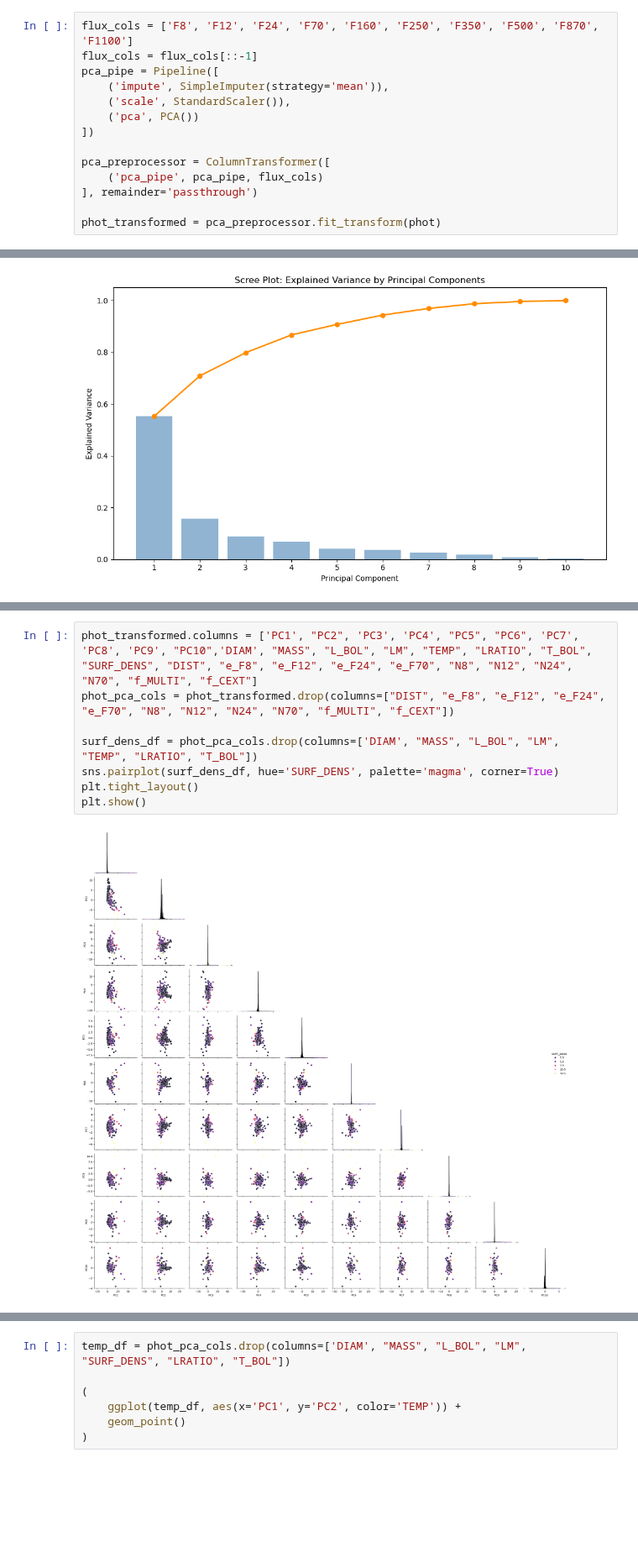
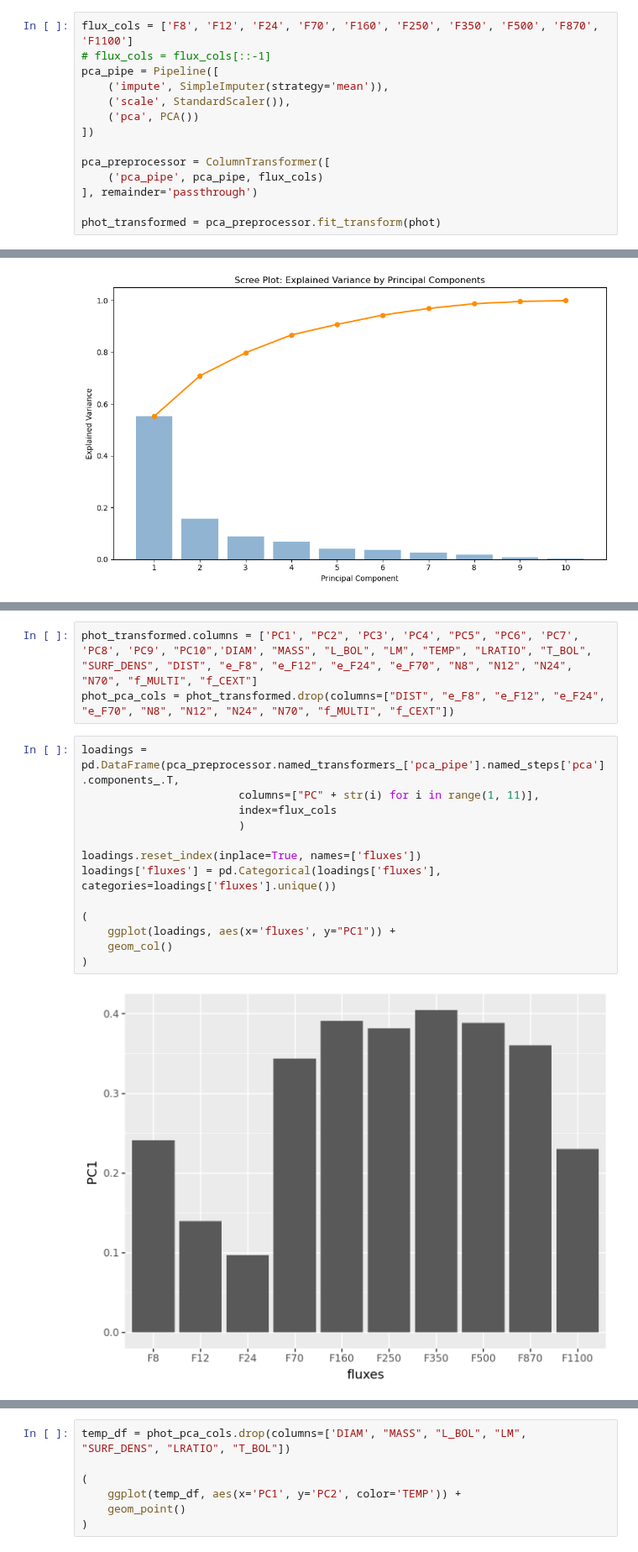
Before and after one commit to AlexEmert/Star-Formation-Research-Project-2026, a Jupyter notebook: scratch/PCA/pca-exploration.ipynb, the cells around one changed output, grey strips where cells are left out. Shown at 84% size. Drawn from its saved outputs; the diff is of its cells as text; blank space fills up the shorter version.

```diff
--- a/scratch/PCA/pca-exploration.ipynb
+++ b/scratch/PCA/pca-exploration.ipynb
@@ -44,7 +44,7 @@ print(phot.head())
 [5 rows x 29 columns]
 # %%
 flux_cols = ['F8', 'F12', 'F24', 'F70', 'F160', 'F250', 'F350', 'F500', 'F870', 'F1100']
-flux_cols = flux_cols[::-1]
+# flux_cols = flux_cols[::-1]
 pca_pipe = Pipeline([
     ('impute', SimpleImputer(strategy='mean')),
     ('scale', StandardScaler()),
@@ -109,10 +109,18 @@ len(phot_transformed.columns)
 # %%
 phot_transformed.columns = ['PC1', "PC2", 'PC3', 'PC4', "PC5", "PC6", 'PC7', 'PC8', 'PC9', "PC10",'DIAM', "MASS", "L_BOL", "LM", "TEMP", "LRATIO", "T_BOL", "SURF_DENS", "DIST", "e_F8", "e_F12", "e_F24", "e_F70", "N8", "N12", "N24", "N70", "f_MULTI", "f_CEXT"]
 phot_pca_cols = phot_transformed.drop(columns=["DIST", "e_F8", "e_F12", "e_F24", "e_F70", "N8", "N12", "N24", "N70", "f_MULTI", "f_CEXT"])
-
-surf_dens_df = phot_pca_cols.drop(columns=['DIAM', "MASS", "L_BOL", "LM", "TEMP", "LRATIO", "T_BOL"])
-sns.pairplot(surf_dens_df, hue='SURF_DENS', palette='magma', corner=True)
-plt.tight_layout()
-plt.show()
-# %% [output]
-[figure, removed]
+# %%
+loadings = pd.DataFrame(pca_preprocessor.named_transformers_['pca_pipe'].named_steps['pca'].components_.T,
+                        columns=["PC" + str(i) for i in range(1, 11)],
+                        index=flux_cols
+                        )
+
+loadings.reset_index(inplace=True, names=['fluxes'])
+loadings['fluxes'] = pd.Categorical(loadings['fluxes'], categories=loadings['fluxes'].unique())
+
+(
+    ggplot(loadings, aes(x='fluxes', y="PC1")) +
+    geom_col()
+)
+# %% [output]
+[figure, added]
```
Also changed, not shown: parts of 5 cells of this notebook, 1 other file.
